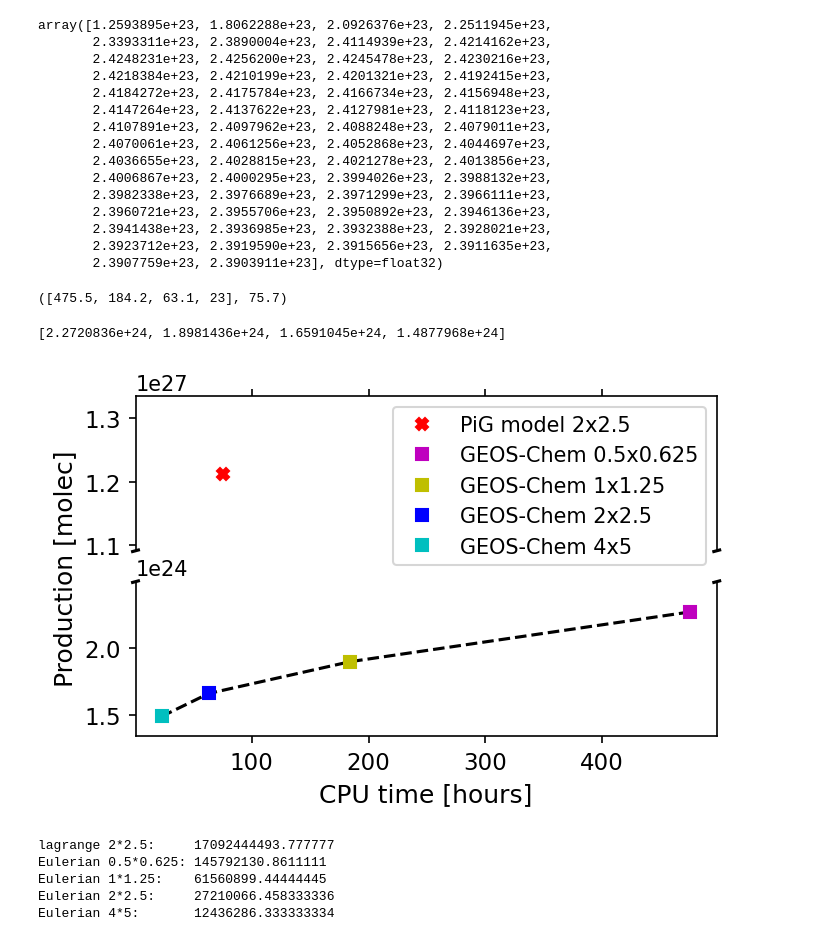
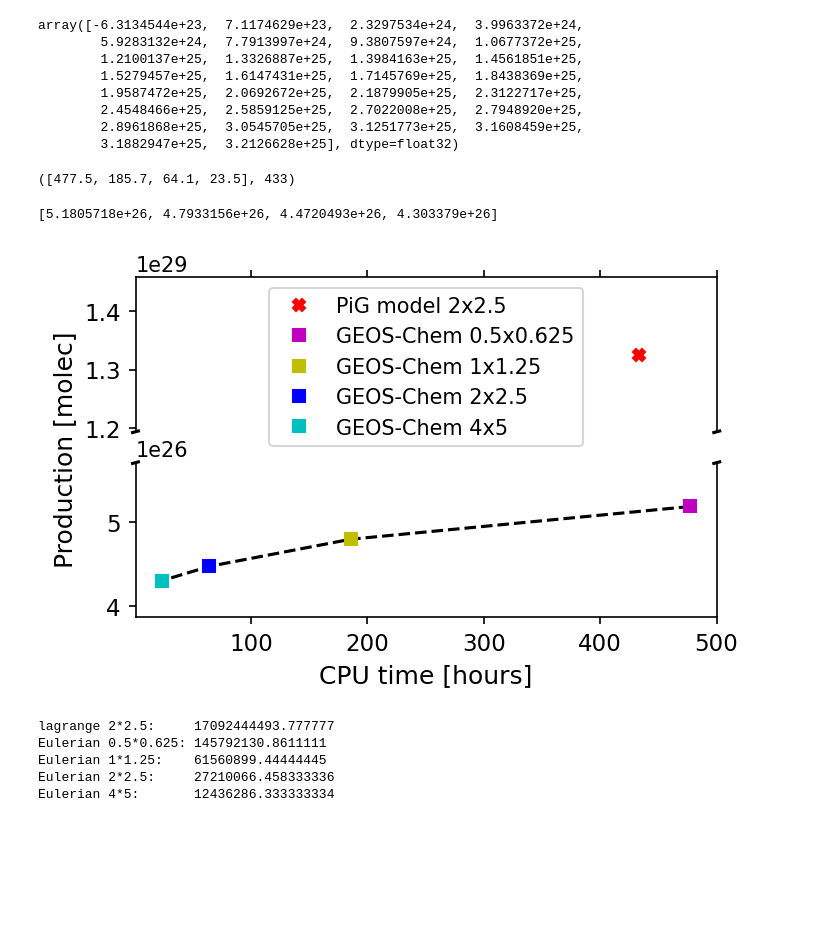
Before and after one commit to hongwei8sun/GEOS-Chem, a Jupyter notebook: python/Figure12_13_2nd_porduction_CPU.ipynb, the cells around one changed output. Cells and saved outputs as stored; diff of their text form; code cells hidden in the pictures; blank space fills up the shorter version.

```diff
--- a/python/Figure12_13_2nd_porduction_CPU.ipynb
+++ b/python/Figure12_13_2nd_porduction_CPU.ipynb
@@ -24,8 +24,8 @@ from matplotlib import ticker
 NA = 6.022e+23
 # %%
 # 0.5x0.625
-FILEDIR1 = '/n/home12/hongwei/HONGWEI/GC_run_13.0/1_plume_in_60deg/final/gc_05x0625_eulerian_final'
-NcFile1   = Dataset(FILEDIR1+'/OutputDir/GEOSChem.SpeciesConc.201501_02.nc4','r',format='NETCDF4_CLASSIC')
+FILEDIR1 = '/n/home12/hongwei/HONGWEI/GC_run_13.0/final_continuous_injection/gc_05x0625_eulerian_final'
+NcFile1   = Dataset(FILEDIR1+'/OutputDir/GEOSChem.SpeciesConc.20150101_0005z.nc4','r',format='NETCDF4_CLASSIC')
 
 lat1             = NcFile1.variables['lat'][:]
 lon1             = NcFile1.variables['lon'][:]
@@ -37,8 +37,8 @@ GC_AREA1 = NcFile1.variables['AREA'][:,:]
 
 
 # 1*1.25
-FILEDIR2 = '/n/home12/hongwei/HONGWEI/GC_run_13.0/1_plume_in_60deg/final/gc_1x125_eulerian_final'
-NcFile2   = Dataset(FILEDIR2+'/OutputDir/GEOSChem.SpeciesConc.201501_02.nc4','r',format='NETCDF4_CLASSIC')
+FILEDIR2 = '/n/home12/hongwei/HONGWEI/GC_run_13.0/final_continuous_injection/gc_1x125_eulerian_final'
+NcFile2   = Dataset(FILEDIR2+'/OutputDir/GEOSChem.SpeciesConc.20150101_0005z.nc4','r',format='NETCDF4_CLASSIC')
 
 
 lat2             = NcFile2.variables['lat'][:]
@@ -51,8 +51,8 @@ GC_AREA2 = NcFile2.variables['AREA'][:,:];
 
 
 # 2*2.5
-FILEDIR3 = '/n/home12/hongwei/HONGWEI/GC_run_13.0/1_plume_in_60deg/final/gc_2x25_eulerian_final'
-NcFile3   = Dataset(FILEDIR3+'/OutputDir/GEOSChem.SpeciesConc.201501_02.nc4','r',format='NETCDF4_CLASSIC')
+FILEDIR3 = '/n/home12/hongwei/HONGWEI/GC_run_13.0/final_continuous_injection/gc_2x25_eulerian_final'
+NcFile3   = Dataset(FILEDIR3+'/OutputDir/GEOSChem.SpeciesConc.20150101_0005z.nc4','r',format='NETCDF4_CLASSIC')
 
 lat3             = NcFile3.variables['lat'][:]
 lon3             = NcFile3.variables['lon'][:]
@@ -64,8 +64,8 @@ GC_AREA3 = NcFile3.variables['AREA'][:,:];
 
 
 # 4*5
-FILEDIR4 = '/n/home12/hongwei/HONGWEI/GC_run_13.0/1_plume_in_60deg/final/gc_4x5_eulerian_final'
-NcFile4   = Dataset(FILEDIR4+'/OutputDir/GEOSChem.SpeciesConc.201501_02.nc4','r',format='NETCDF4_CLASSIC')
+FILEDIR4 = '/n/home12/hongwei/HONGWEI/GC_run_13.0/final_continuous_injection/gc_4x5_eulerian_final'
+NcFile4   = Dataset(FILEDIR4+'/OutputDir/GEOSChem.SpeciesConc.20150101_0005z.nc4','r',format='NETCDF4_CLASSIC')
 
 lat4             = NcFile4.variables['lat'][:]
 lon4             = NcFile4.variables['lon'][:]
@@ -77,8 +77,8 @@ GC_AREA4 = NcFile4.variables['AREA'][:,:];
 
 
 # lagrange: 2*2.5
-FILEDIR0 = '/n/home12/hongwei/HONGWEI/GC_run_13.0/1_plume_in_60deg/final/gc_2x25_lagrange_final'
-NcFile0   = Dataset(FILEDIR0+'/OutputDir/GEOSChem.SpeciesConc.201501_02.nc4','r',format='NETCDF4_CLASSIC')
+FILEDIR0 = '/n/home12/hongwei/HONGWEI/GC_run_13.0/final_continuous_injection/gc_2x25_lagrange_final_Volume_criterion'
+NcFile0   = Dataset(FILEDIR0+'/OutputDir/GEOSChem.SpeciesConc.20150101_0010z.nc4','r',format='NETCDF4_CLASSIC')
 
 lat0             = NcFile0.variables['lat'][:]
 lon0             = NcFile0.variables['lon'][:]
@@ -133,23 +133,23 @@ del NcFile0, NcFile1, NcFile2, NcFile3, NcFile4
 #------------------------------------------------
 
 # 0.5x0.625
-AD_file1 = Dataset(FILEDIR1+'/OutputDir/GEOSChem.StateMet.201501_02.nc4','r',format='NETCDF4_CLASSIC')
+AD_file1 = Dataset(FILEDIR1+'/OutputDir/GEOSChem.StateMet.20150101_0000z.nc4','r',format='NETCDF4_CLASSIC')
 GC_AD1   = AD_file1.variables['Met_AD']
 
 # 1x1.25
-AD_file2 = Dataset(FILEDIR2+'/OutputDir/GEOSChem.StateMet.201501_02.nc4','r',format='NETCDF4_CLASSIC')
+AD_file2 = Dataset(FILEDIR2+'/OutputDir/GEOSChem.StateMet.20150101_0000z.nc4','r',format='NETCDF4_CLASSIC')
 GC_AD2   = AD_file2.variables['Met_AD']
 
 # 2x2.5
-AD_file3 = Dataset(FILEDIR3+'/OutputDir/GEOSChem.StateMet.201501_02.nc4','r',format='NETCDF4_CLASSIC')
+AD_file3 = Dataset(FILEDIR3+'/OutputDir/GEOSChem.StateMet.20150101_0000z.nc4','r',format='NETCDF4_CLASSIC')
 GC_AD3   = AD_file3.variables['Met_AD']
 
 # 4x5
-AD_file4 = Dataset(FILEDIR4+'/OutputDir/GEOSChem.StateMet.201501_02.nc4','r',format='NETCDF4_CLASSIC')
+AD_file4 = Dataset(FILEDIR4+'/OutputDir/GEOSChem.StateMet.20150101_0000z.nc4','r',format='NETCDF4_CLASSIC')
 GC_AD4   = AD_file4.variables['Met_AD']
 
 # 2x2.5
-AD_file0 = Dataset(FILEDIR0+'/OutputDir/GEOSChem.StateMet.201501_02.nc4','r',format='NETCDF4_CLASSIC')
+AD_file0 = Dataset(FILEDIR0+'/OutputDir/GEOSChem.StateMet.20150101_0010z.nc4','r',format='NETCDF4_CLASSIC')
 GC_AD0   = AD_file0.variables['Met_AD']
 # %%
 GC_AD1
@@ -453,39 +486,32 @@ plt.show()
 # plt.legend();
 np.array(EU2_mass)-EU3_mass
 # %% [output]
-array([1.2593895e+23, 1.8062288e+23, 2.0926376e+23, 2.2511945e+23,
-       2.3393311e+23, 2.3890004e+23, 2.4114939e+23, 2.4214162e+23,
-       2.4248231e+23, 2.4256200e+23, 2.4245478e+23, 2.4230216e+23,
-       2.4218384e+23, 2.4210199e+23, 2.4201321e+23, 2.4192415e+23,
-       2.4184272e+23, 2.4175784e+23, 2.4166734e+23, 2.4156948e+23,
-       2.4147264e+23, 2.4137622e+23, 2.4127981e+23, 2.4118123e+23,
-       2.4107891e+23, 2.4097962e+23, 2.4088248e+23, 2.4079011e+23,
-       2.4070061e+23, 2.4061256e+23, 2.4052868e+23, 2.4044697e+23,
-       2.4036655e+23, 2.4028815e+23, 2.4021278e+23, 2.4013856e+23,
-       2.4006867e+23, 2.4000295e+23, 2.3994026e+23, 2.3988132e+23,
-       2.3982338e+23, 2.3976689e+23, 2.3971299e+23, 2.3966111e+23,
-       2.3960721e+23, 2.3955706e+23, 2.3950892e+23, 2.3946136e+23,
-       2.3941438e+23, 2.3936985e+23, 2.3932388e+23, 2.3928021e+23,
-       2.3923712e+23, 2.3919590e+23, 2.3915656e+23, 2.3911635e+23,
-       2.3907759e+23, 2.3903911e+23], dtype=float32)
+array([-6.3134544e+23,  7.1174629e+23,  2.3297534e+24,  3.9963372e+24,
+        5.9283132e+24,  7.7913997e+24,  9.3807597e+24,  1.0677372e+25,
+        1.2100137e+25,  1.3326887e+25,  1.3984163e+25,  1.4561851e+25,
+        1.5279457e+25,  1.6147431e+25,  1.7145769e+25,  1.8438369e+25,
+        1.9587472e+25,  2.0692672e+25,  2.1879905e+25,  2.3122717e+25,
+        2.4548466e+25,  2.5859125e+25,  2.7022008e+25,  2.7948920e+25,
+        2.8961868e+25,  3.0545705e+25,  3.1251773e+25,  3.1608459e+25,
+        3.1882947e+25,  3.2126628e+25], dtype=float32)
 # %%
-CPU_La0 = 3*24+3.7
+CPU_La0 = 18*24+1 #3*24+3.7
 
-CPU_Eu1 = 19*24+19.5
-CPU_Eu2 = 7*24+16.2
-CPU_Eu3 = 2*24+15.1
-CPU_Eu4 = 23
+CPU_Eu1 = 19*24+19.5+2 #19*24+19.5
+CPU_Eu2 = 7*24+16.2+1.5 #7*24+16.2
+CPU_Eu3 = 2*24+15.1+1 #2*24+15.1
+CPU_Eu4 = 23+0.5 #23
 
 CPU_Eus = [CPU_Eu1, CPU_Eu2,CPU_Eu3,CPU_Eu4]
 Mass_Eus = [EU1_mass[-1], EU2_mass[-1], EU3_mass[-1], EU4_mass[-1]]
 # %%
 CPU_Eus, CPU_La0
 # %% [output]
-([475.5, 184.2, 63.1, 23], 75.7)
+([477.5, 185.7, 64.1, 23.5], 433)
 # %%
 Mass_Eus
 # %% [output]
-[2.2720836e+24, 1.8981436e+24, 1.6591045e+24, 1.4877968e+24]
+[5.1805718e+26, 4.7933156e+26, 4.4720493e+26, 4.303379e+26]
 # %%
 
 f, (ax, ax2) = plt.subplots(2, 1, figsize=(5,3), sharex=True, dpi=150)
@@ -496,7 +522,7 @@ ax.plot(CPU_Eu1, 0, 'm', marker='s', linestyle='None',label='GEOS-Chem 0.5x0.625
 ax.plot(CPU_Eu2, 0, 'y',  marker='s', linestyle='None',label='GEOS-Chem 1x1.25')
 ax.plot(CPU_Eu3, 0, 'b', marker='s', linestyle='None',label='GEOS-Chem 2x2.5')
 ax.plot(CPU_Eu4, 0, 'c', marker='s', linestyle='None',label='GEOS-Chem 4x5')
-ax.legend()
+ax.legend(loc='upper center')
 
 ax2.plot(CPU_Eus, Mass_Eus, 'k--')
 ax2.plot(CPU_Eu1, EU1_mass[-1], 'm', marker='s', label='Eulerian 0.5x0.625')
@@ -523,34 +549,34 @@ ax2.tick_params(axis='y', labelsize=11);
 # This looks pretty good, and was fairly painless, but you can get that
 # cut-out diagonal lines look with just a bit more work. The important
 # thing to know here is that in axes coordinates, which are always
 # between 0-1, spine endpoints are at these locations (0,0), (0,1),
 # (1,0), and (1,1).  Thus, we just need to put the diagonals in the
 # appropriate corners of each of our axes, and so long as we use the
 # right transform and disable clipping.
 
 d = .005  # how big to make the diagonal lines in axes coordinates
 # arguments to pass to plot, just so we don't keep repeating them
 kwargs = dict(transform=ax.transAxes, color='k', clip_on=False)
 ax.plot((-d, +d), (-d, +d), **kwargs)        # top-left diagonal
 ax.plot((1 - d, 1 + d), (-d, +d), **kwargs)  # top-right diagonal
 
 kwargs.update(transform=ax2.transAxes)  # switch to the bottom axes
 ax2.plot((-d, +d), (1 - d, 1 + d), **kwargs)  # bottom-left diagonal
 ax2.plot((1 - d, 1 + d), (1 - d, 1 + d), **kwargs)  # bottom-right diagonal
 
 # What's cool about this is that now if we vary the distance between
 # ax and ax2 via f.subplots_adjust(hspace=...) or plt.subplot_tool(),
 # the diagonal lines will move accordingly, and stay right at the tips
 # of the spines they are 'breaking'
 
 # ax2.set_ylabel('2nd production [molec]', loc='top')
 
 f.text(1.5e-2, 0.5, 'Production [molec]', va='center', rotation='vertical',fontsize=12)
 
 plt.xlabel('CPU time [hours]',fontsize=12)
 plt.show()
 # %% [output]
-[figure, old version]
+[figure, new version]
 # %%
 print('lagrange 2*2.5:    ', np.sum(LA0_Zsum_Xmean[Nt1-1,:]))
 
```
Also changed, not shown: parts of 7 cells of this notebook, 8 other files.
